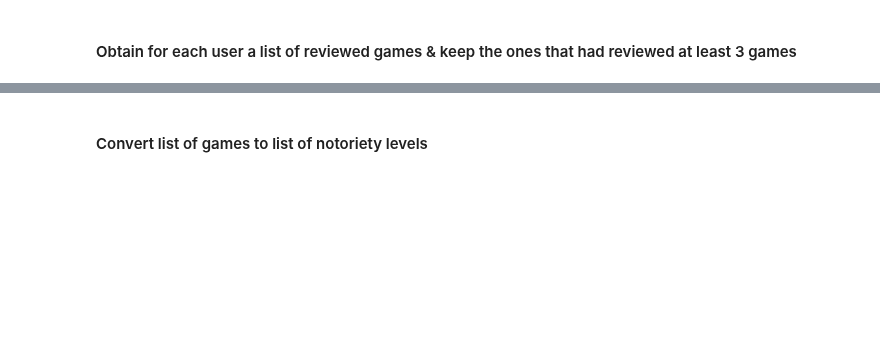
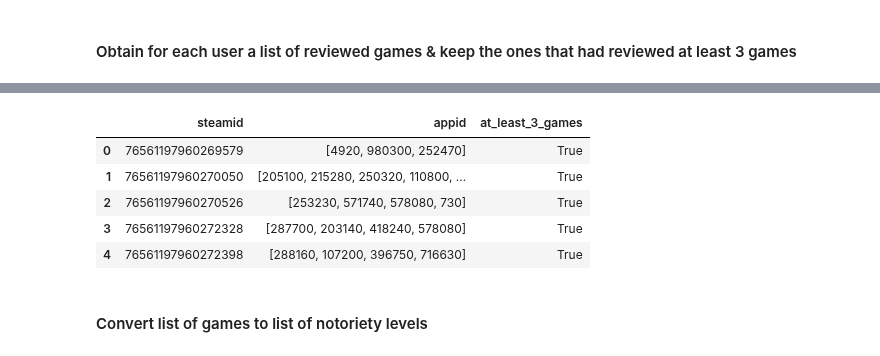
Before and after one commit to Amatofrancesco99/dsbda2022, a Jupyter notebook: notebooks/hypotheses/distributed/6-7th.ipynb, the cells around one changed output, grey strips where cells are left out. Cells and saved outputs as stored; diff of their text form; code cells hidden in the pictures; blank space fills up the shorter version.

```diff
--- a/notebooks/hypotheses/distributed/6-7th.ipynb
+++ b/notebooks/hypotheses/distributed/6-7th.ipynb
@@ -147,6 +176,18 @@ users_reviewed_games.to_spark().limit(5).toPandas()
 # %%
-users_reviewed_least_3_games = users_reviewed_games[users_reviewed_games.appid.apply(lambda gs: len(gs)>2)]
+from pyspark.sql.types import BooleanType
+
+udf_filter_at_least_3_games = udf(lambda x: (len(x) > 2), BooleanType())
+
+users_reviewed_games = users_reviewed_games.to_spark().withColumn('at_least_3_games', udf_filter_at_least_3_games(col('appid'))).to_pandas_on_spark()
+users_reviewed_least_3_games = users_reviewed_games[users_reviewed_games['at_least_3_games']]
 users_reviewed_least_3_games.to_spark().limit(5).toPandas()
+# %% [output]
+|  | steamid | appid | at_least_3_games |
+| 0 | 76561197960269579 | [4920, 980300, 252470] | True |
+| 1 | 76561197960270050 | [205100, 215280, 250320, 110800, ... | True |
+| 2 | 76561197960270526 | [253230, 571740, 578080, 730] | True |
+| 3 | 76561197960272328 | [287700, 203140, 418240, 578080] | True |
+| 4 | 76561197960272398 | [288160, 107200, 396750, 716630] | True |
 # %% [markdown]
 #### Convert list of games to list of notoriety levels
 # %%
```
Also changed, not shown: parts of 18 cells of this notebook.
